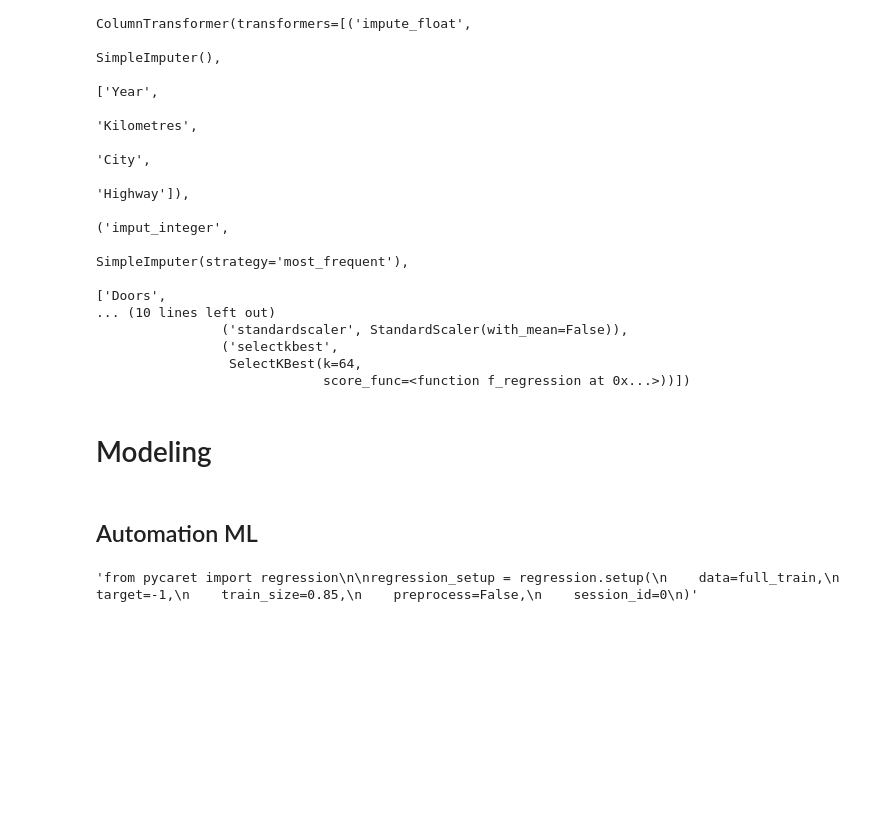
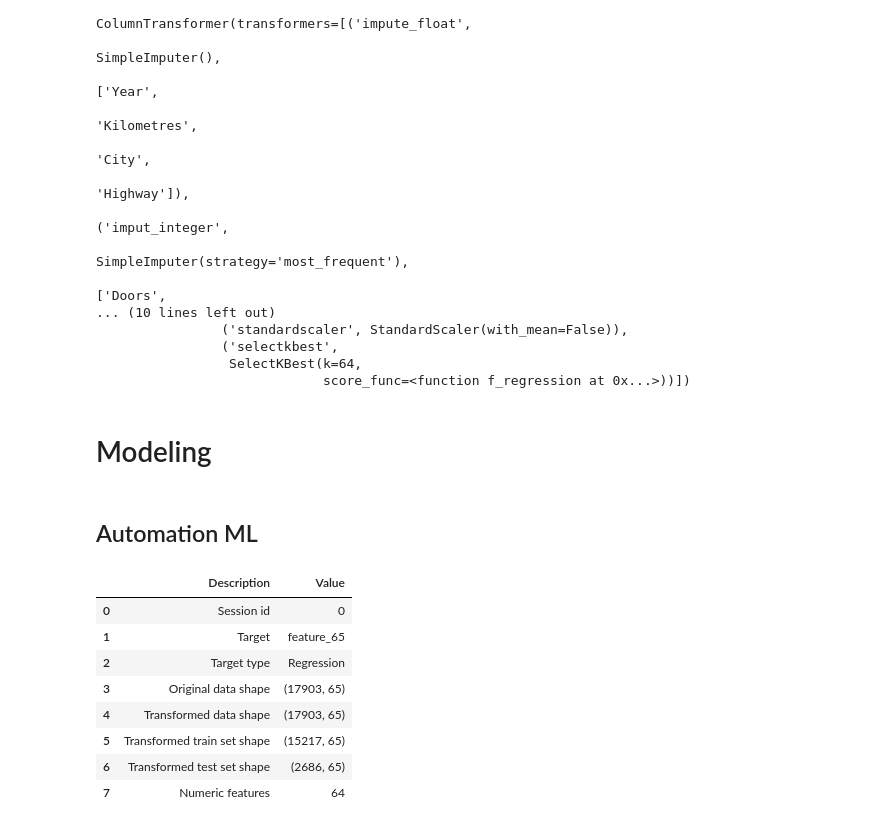
Before and after one commit to alfiannajih/used-vehicle-price-prediction, a Jupyter notebook: used_vehicle.ipynb, the cells around one changed output. Saved outputs shown, nothing was run; the diff lists cells and outputs as text; code cells hidden in the pictures; blank space fills up the shorter version.

```diff
--- a/used_vehicle.ipynb
+++ b/used_vehicle.ipynb
@@ -922,15 +924,23 @@ full_train = np.concatenate([X_train_trans, y_train_trans], axis=1)
 # %% [markdown]
 ## Automation ML <a name='auto_ml'></a>
 # %%
-'''from pycaret import regression
+from pycaret import regression
 
 regression_setup = regression.setup(
     data=full_train,
     target=-1,
     train_size=0.85,
     preprocess=False,
     session_id=0
-)'''
+)
 # %% [output]
-'from pycaret import regression\n\nregression_setup = regression.setup(\n    data=full_train,\n    target=-1,\n    train_size=0.85,\n    preprocess=False,\n    session_id=0\n)'
+|  | Description | Value |
+| 0 | Session id | 0 |
+| 1 | Target | feature_65 |
+| 2 | Target type | Regression |
+| 3 | Original data shape | (17903, 65) |
+| 4 | Transformed data shape | (17903, 65) |
+| 5 | Transformed train set shape | (15217, 65) |
+| 6 | Transformed test set shape | (2686, 65) |
+| 7 | Numeric features | 64 |
 # %%
```
Also changed, not shown: parts of 19 cells of this notebook, 1 other file.
